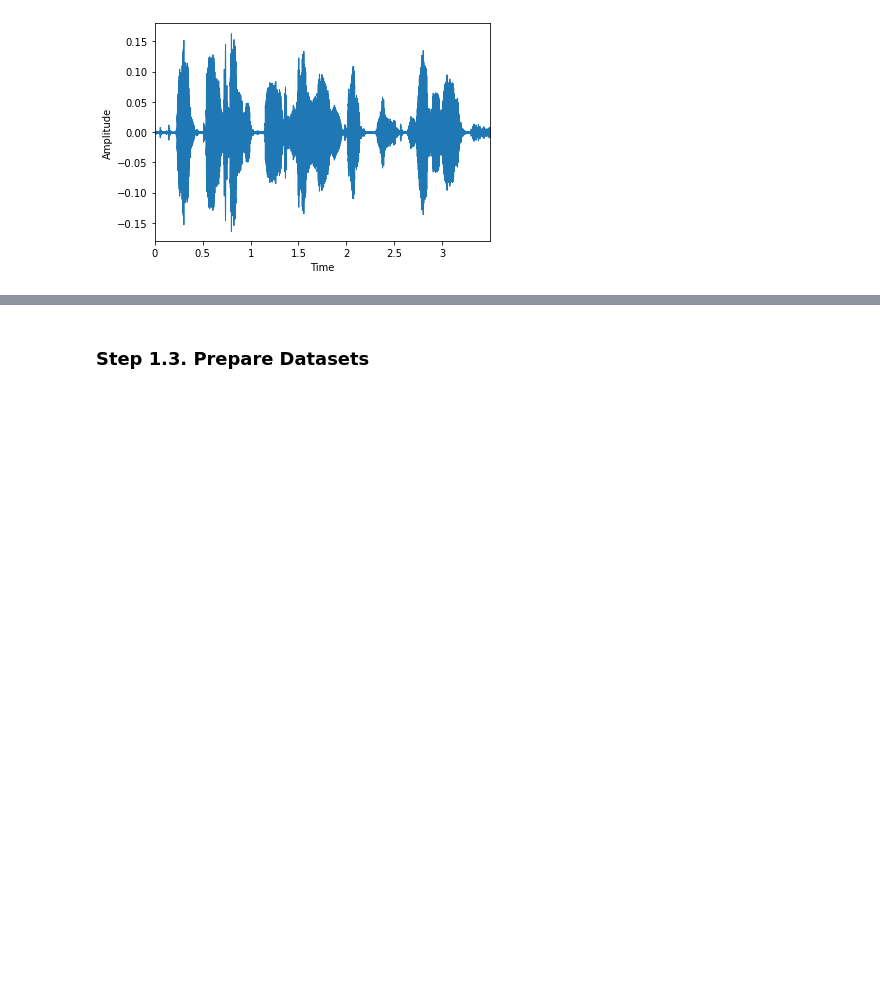
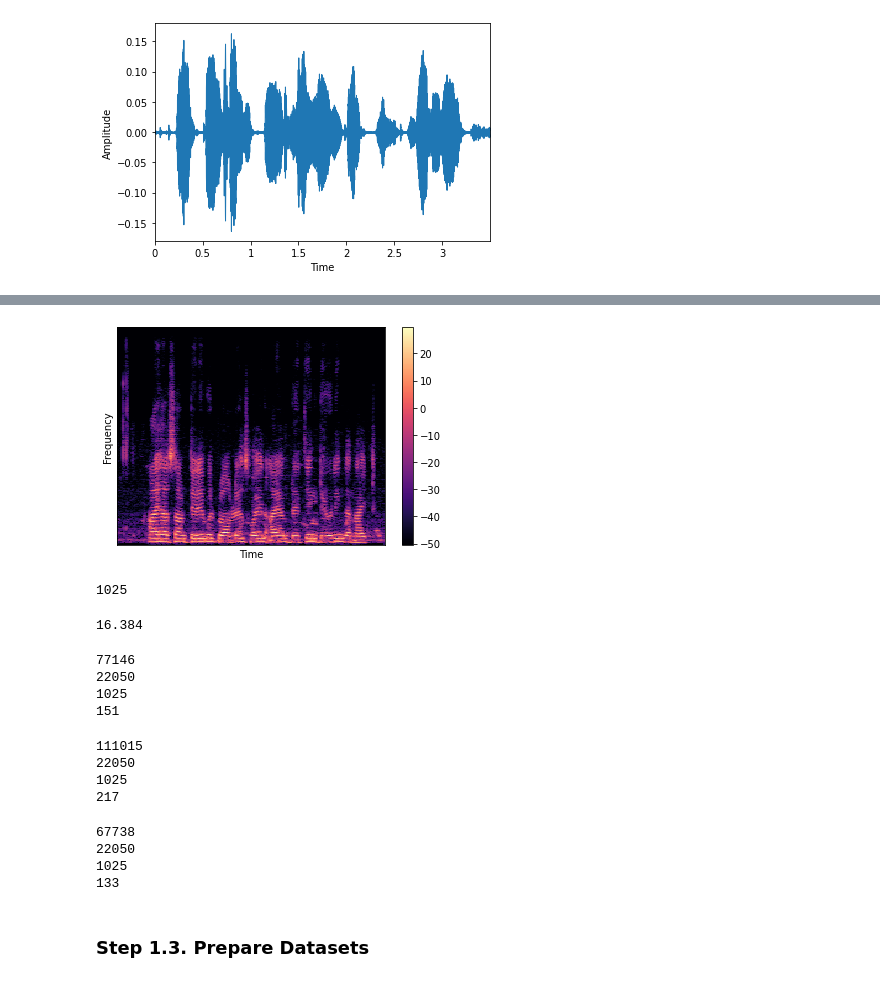
Before and after one commit to jeonghojo00/SpeechRecognition, a Jupyter notebook: SpeechRecognition_MedicalSpeech.ipynb, the cells around one changed output, grey strips where cells are left out. Drawn from its saved outputs; the diff is of its cells as text; code cells hidden in the pictures; blank space fills up the shorter version.

```diff
--- a/SpeechRecognition_MedicalSpeech.ipynb
+++ b/SpeechRecognition_MedicalSpeech.ipynb
@@ -115,3 +121,58 @@ def to_spectrogram(file_path, sr=22050, plot=False):
+# %%
+aspec = to_spectrogram(train_corpus[1]["key"], plot=True)
+len(aspec)
+# %% [output]
+[figure, added]
+1025
+# %%
+max(durations)
+# %% [output]
+16.384
+# %%
+sig1, sr1 = librosa.load(train_corpus[0]["key"])
+print(len(sig1))
+print(sr1)
+n_fft = 2048 # Number of samples per fft
+hop_length = 512 # Amount we shift to the right
+
+stft1 = librosa.core.stft(sig1, hop_length=hop_length, n_fft = n_fft)
+print(len(stft1))
+print(len(stft1[0]))
+# %% [output]
+77146
+22050
+1025
+151
+# %%
+sig1, sr1 = librosa.load(train_corpus[1]["key"])
+print(len(sig1))
+print(sr1)
+n_fft = 2048 # Number of samples per fft
+hop_length = 512 # Amount we shift to the right
+
+stft1 = librosa.core.stft(sig1, hop_length=hop_length, n_fft = n_fft)
+print(len(stft1))
+print(len(stft1[0]))
+# %% [output]
+111015
+22050
+1025
+217
+# %%
+sig1, sr1 = librosa.load(train_corpus[2]["key"])
+print(len(sig1))
+print(sr1)
+n_fft = 2048 # Number of samples per fft
+hop_length = 512 # Amount we shift to the right
+
+stft1 = librosa.core.stft(sig1, hop_length=hop_length, n_fft = n_fft)
+print(len(stft1))
+print(len(stft1[0]))
+# %% [output]
+67738
+22050
+1025
+133
 # %%
 import numpy as np
 def normalize(feature, eps=1e-14):
```
Also changed, not shown: parts of 36 cells of this notebook.
